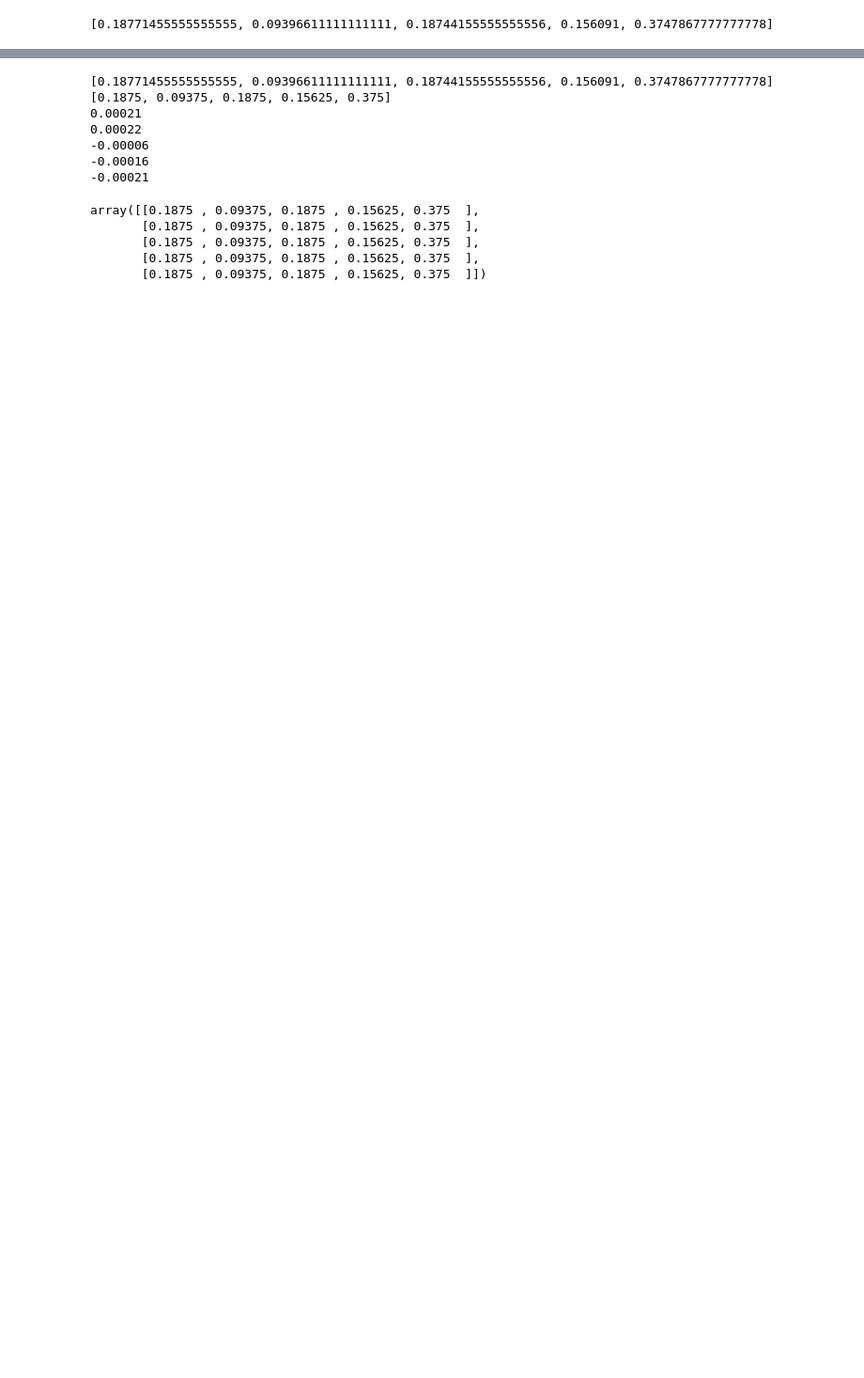
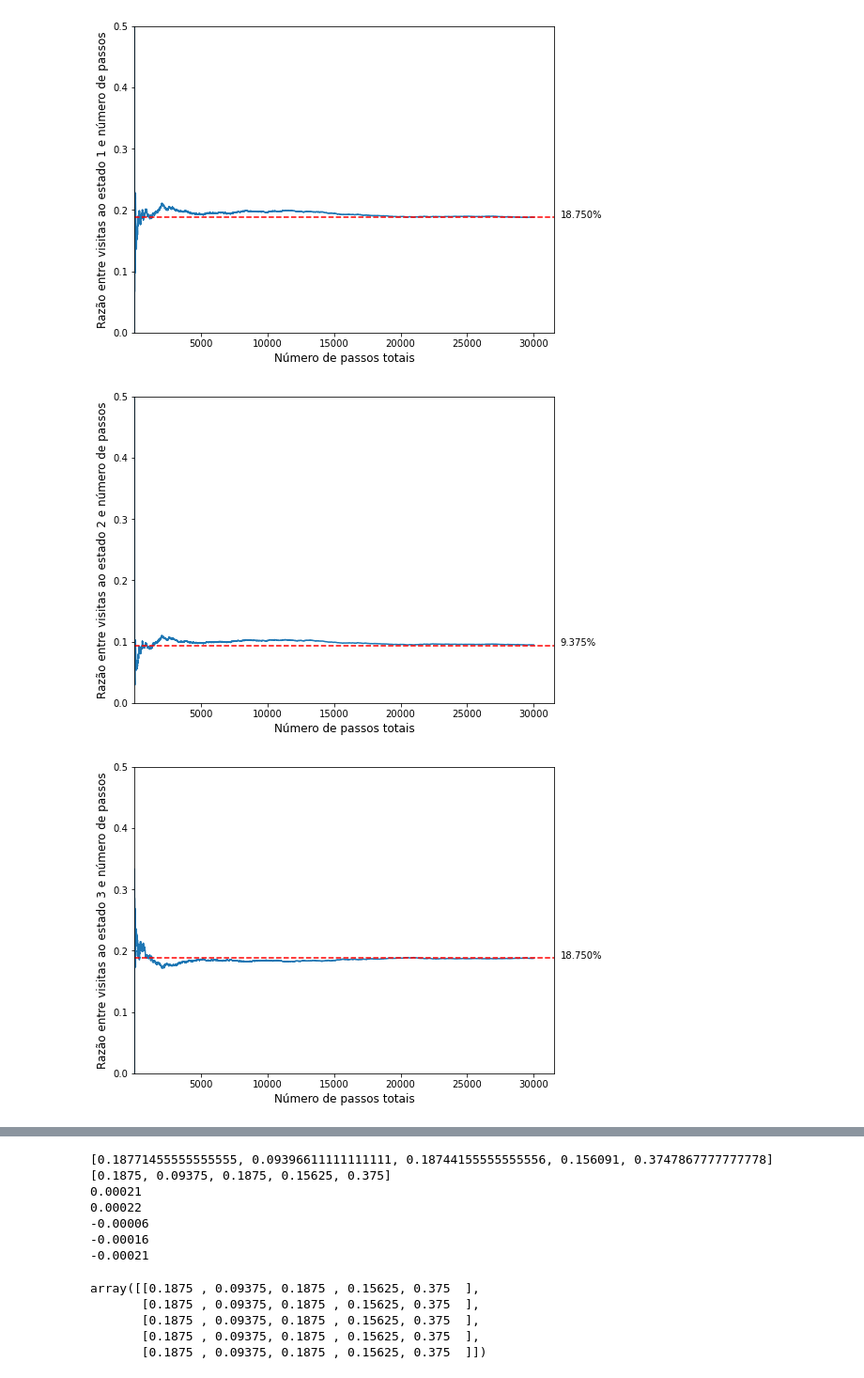
Before and after one commit to molinavinicius/SME0121-Projeto1, a Jupyter notebook: Notebooks/Walkers.ipynb, the cells around one changed output, grey strips where cells are left out. Shown at 94% size. Drawn from its saved outputs; the diff is of its cells as text; code cells hidden in the pictures; blank space fills up the shorter version.

```diff
--- a/Notebooks/Walkers.ipynb
+++ b/Notebooks/Walkers.ipynb
@@ -28,13 +82,32 @@ p = np.array([[0,1/2,0,1/6,1/3],
               [1/6,0,1/2,1/3,0]])
 # %%
 state = 0
+vtemp = []
 visits = [0,0,0,0,0]
-Nmax = 9000000
+Nmax = 30000
 
 for i in range(Nmax):
+    vtemp.append(list(visits))
     state = caminha(state,p)
     visits[state] = visits[state]+1
 
-print([v/Nmax for v in visits])
+visit0 = [v[0] for v in vtemp[1:]]
-# %% [output]
-[0.18771455555555555, 0.09396611111111111, 0.18744155555555556, 0.156091, 0.3747867777777778]
+# %%
+states = [1,2,3,4,5]
+teo = [3/16,3/32,3/16,5/32,3/8]
+
+for s in states:
+    plt.figure(figsize = (8,6))
+    plt.plot(range(1,Nmax),[vtemp[i][s-1]/i for i in range(1,Nmax)])
+    plt.axhline(y=teo[s-1], color='r', linestyle ='--', label = 'Valor teorico')
+    plt.xlim(2)
+    plt.ylim(0,0.5)
+    plt.ylabel(f"Razão entre visitas ao estado {s} e número de passos", fontsize=12)
+    plt.xlabel("Número de passos totais", fontsize = 12)
+    plt.text(Nmax+2000,teo[s-1],"{:.3%}".format(teo[s-1]))
+
+    plt.show(True)
+# %% [output]
+[figure, added]
+[figure, added]
+[figure, added]
```
Also changed, not shown: parts of 4 cells of this notebook, 1 other file.
